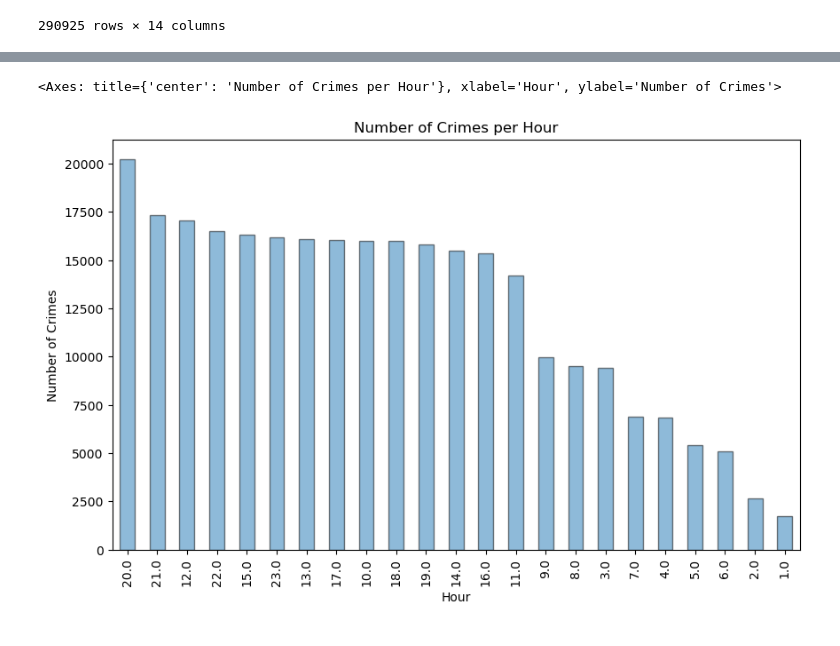
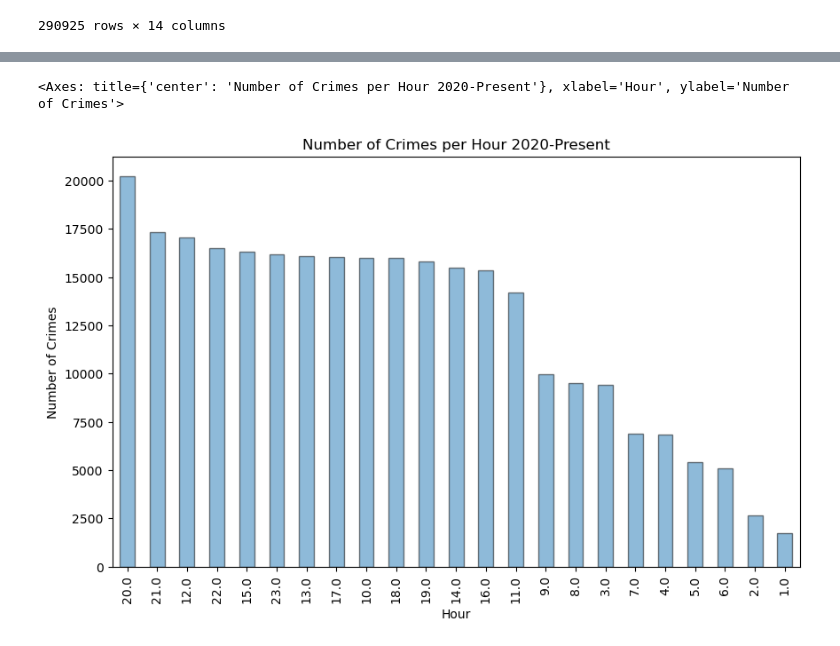
Before and after one commit to JBHinton/Project_1, a Jupyter notebook: Yuriys_ part.ipynb, the cells around one changed output, grey strips where cells are left out. Saved outputs shown, nothing was run; the diff lists cells and outputs as text; code cells hidden in the pictures.

```diff
--- a/Yuriys_ part.ipynb
+++ b/Yuriys_ part.ipynb
@@ -195,5 +345,5 @@ See the caveats in the documentation: https://pandas.pydata.org/pandas-docs/stab
 # %%
-df_nonan['Hour'].value_counts().plot(kind='bar',alpha=0.5,figsize=(10, 6),edgecolor = 'black', ylabel='Number of Crimes', title='Number of Crimes per Hour')
+df_nonan['Hour'].value_counts().plot(kind='bar',alpha=0.5,figsize=(10, 6),edgecolor = 'black', ylabel='Number of Crimes', title='Number of Crimes per Hour 2020-Present')
 # %% [output]
-<Axes: title={'center': 'Number of Crimes per Hour'}, xlabel='Hour', ylabel='Number of Crimes'>
+<Axes: title={'center': 'Number of Crimes per Hour 2020-Present'}, xlabel='Hour', ylabel='Number of Crimes'>
-[figure, old version]
+[figure, new version]
```
Also changed, not shown: parts of 24 cells of this notebook.
